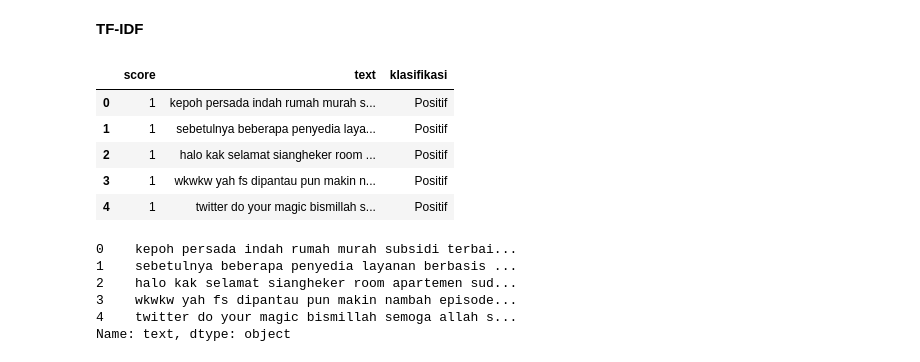
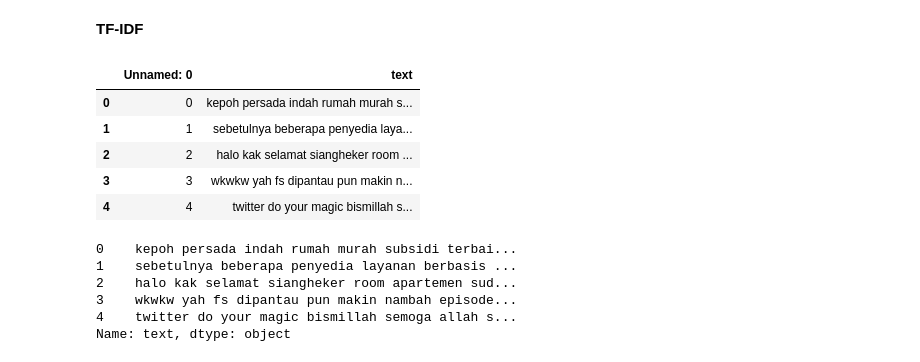
Before and after one commit to arifadli/Oprekan, a Jupyter notebook: Text Mining/ModLDA.ipynb, the cells around one changed output. Drawn from its saved outputs; the diff is of its cells as text; code cells hidden in the pictures.

```diff
--- a/Text Mining/ModLDA.ipynb
+++ b/Text Mining/ModLDA.ipynb
@@ -225,16 +222,16 @@ files.download('prepro_data_hs_revisian.csv')
 **TF-IDF**
 # %%
 import pandas as pd
-dataset = "https://raw.githubusercontent.com/arifadli/Oprekan/main/Text%20Mining/Data%20Labelling.csv"
-data = pd.read_csv(dataset, sep=';')
+dataset = "https://raw.githubusercontent.com/arifadli/Oprekan/main/Text%20Mining/prepro_data_hs_revisian.csv"
+data = pd.read_csv(dataset, sep=',')
 data.head()
 # %% [output]
-|  | score | text | klasifikasi |
-| 0 | 1 | kepoh persada indah rumah murah s... | Positif |
-| 1 | 1 | sebetulnya beberapa penyedia laya... | Positif |
-| 2 | 1 | halo kak selamat siangheker room ... | Positif |
-| 3 | 1 | wkwkw yah fs dipantau pun makin n... | Positif |
-| 4 | 1 | twitter do your magic bismillah s... | Positif |
+|  | Unnamed: 0 | text |
+| 0 | 0 | kepoh persada indah rumah murah s... |
+| 1 | 1 | sebetulnya beberapa penyedia laya... |
+| 2 | 2 | halo kak selamat siangheker room ... |
+| 3 | 3 | wkwkw yah fs dipantau pun makin n... |
+| 4 | 4 | twitter do your magic bismillah s... |
 # %%
 data = data['text']
 data.head()
```
Also changed, not shown: parts of 2 cells of this notebook, 1 other file.
